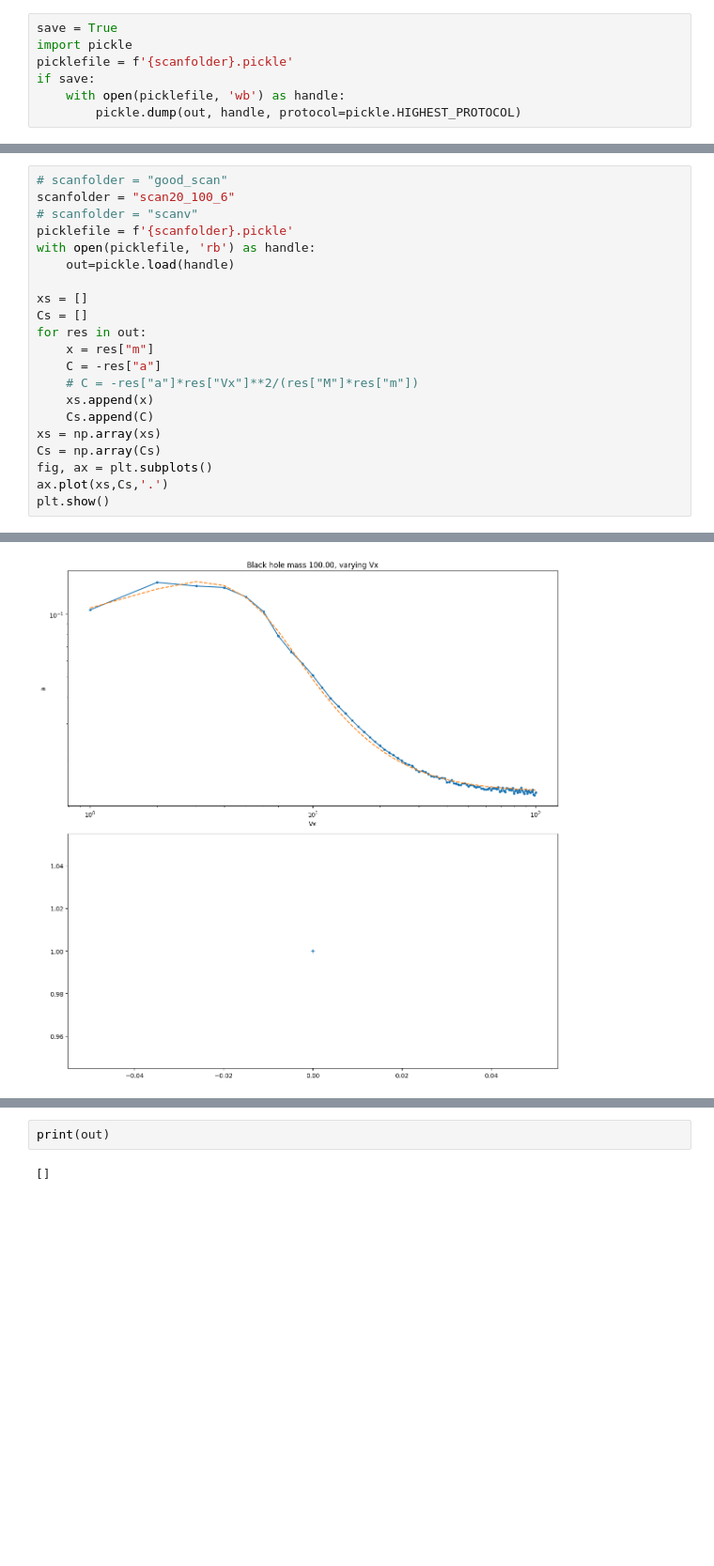
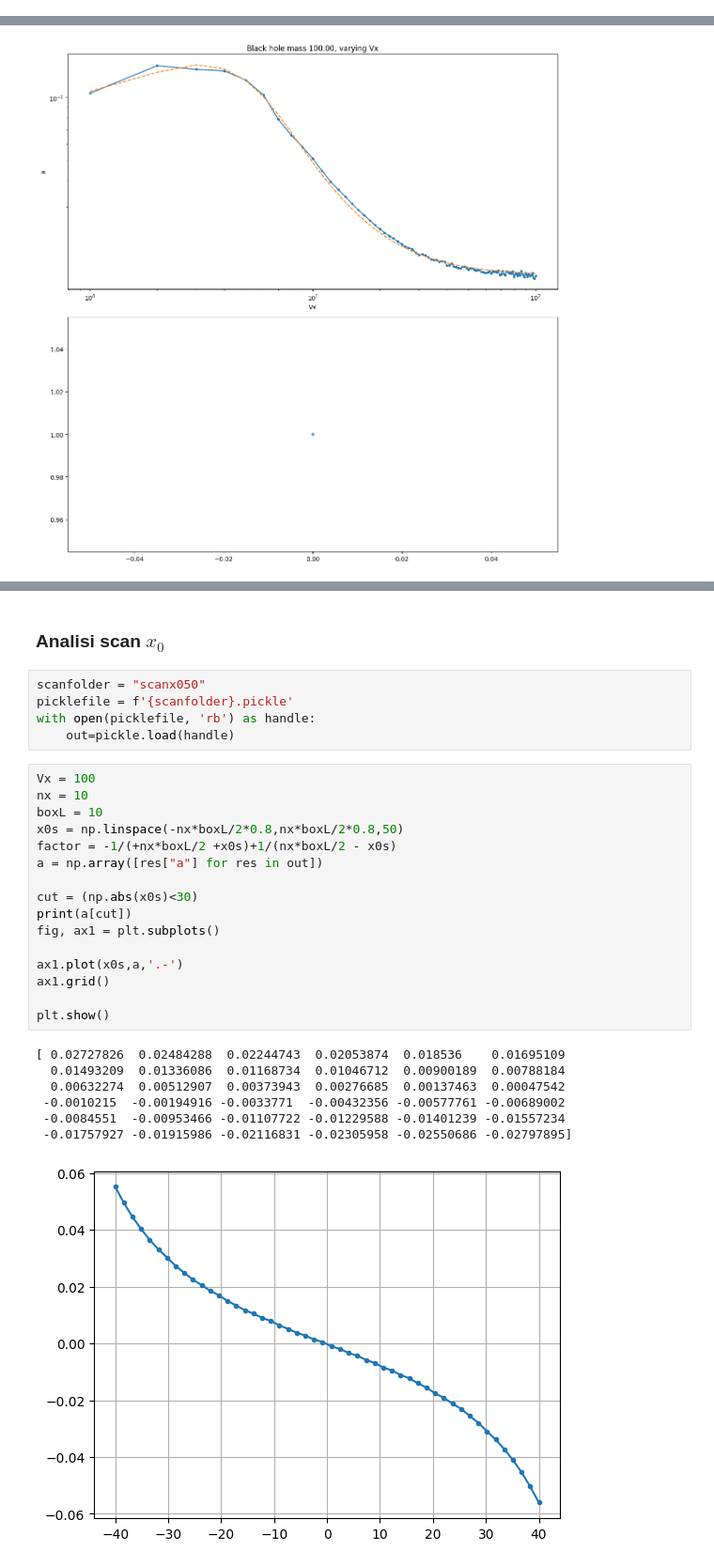
Before and after one commit to danivolo/rebbound, a Jupyter notebook: test-daniele.ipynb, the cells around one changed output, grey strips where cells are left out. Shown: that part at 94% size. Drawn from its saved outputs; the diff is of its cells as text; blank space fills up the shorter version.

```diff
--- a/test-daniele.ipynb
+++ b/test-daniele.ipynb
@@ -519,10 +237,3 @@ for M in Ms:
 if save:
     with open(picklefile, 'wb') as handle:
         pickle.dump(out, handle, protocol=pickle.HIGHEST_PROTOCOL)
-# %%
-save = True
-import pickle
-picklefile = f'{scanfolder}.pickle'
-if save:
-    with open(picklefile, 'wb') as handle:
-        pickle.dump(out, handle, protocol=pickle.HIGHEST_PROTOCOL)
@@ -610,24 +323,3 @@ plt.show()
 # %% [output]
 [ 4.59338369  0.013369   -1.21897149]
 [figure]
-# %%
-# scanfolder = "good_scan"
-scanfolder = "scan20_100_6"
-# scanfolder = "scanv"
-picklefile = f'{scanfolder}.pickle'
-with open(picklefile, 'rb') as handle:
-    out=pickle.load(handle)
-
-xs = []
-Cs = []
-for res in out:
-    x = res["m"]
-    C = -res["a"]
-    # C = -res["a"]*res["Vx"]**2/(res["M"]*res["m"])
-    xs.append(x)
-    Cs.append(C)
-xs = np.array(xs)
-Cs = np.array(Cs)
-fig, ax = plt.subplots()
-ax.plot(xs,Cs,'.')
-plt.show()
@@ -837,7 +515,34 @@ plt.show()
 [13.93411229  0.01804079  0.14469517  0.03665793]
 [2.76457731e+01 1.67742123e-02 1.00388723e-01 3.89968511e-02]
 [figure]
-# %%
-print(out)
-# %% [output]
-[]
+# %% [markdown]
+### Analisi scan $x_0$
+# %%
+scanfolder = "scanx050"
+picklefile = f'{scanfolder}.pickle'
+with open(picklefile, 'rb') as handle:
+    out=pickle.load(handle)
+# %%
+Vx = 100
+nx = 10
+boxL = 10
+x0s = np.linspace(-nx*boxL/2*0.8,nx*boxL/2*0.8,50)
+factor = -1/(+nx*boxL/2 +x0s)+1/(nx*boxL/2 - x0s)
+a = np.array([res["a"] for res in out])
+
+cut = (np.abs(x0s)<30)
+print(a[cut])
+fig, ax1 = plt.subplots()
+
+ax1.plot(x0s,a,'.-')
+ax1.grid()
+
+plt.show()
+# %% [output]
+[ 0.02727826  0.02484288  0.02244743  0.02053874  0.018536    0.01695109
+  0.01493209  0.01336086  0.01168734  0.01046712  0.00900189  0.00788184
+  0.00632274  0.00512907  0.00373943  0.00276685  0.00137463  0.00047542
+ -0.0010215  -0.00194916 -0.0033771  -0.00432356 -0.00577761 -0.00689002
+ -0.0084551  -0.00953466 -0.01107722 -0.01229588 -0.01401239 -0.01557234
+ -0.01757927 -0.01915986 -0.02116831 -0.02305958 -0.02550686 -0.02797895]
+[figure, added]
```
Also changed, not shown: parts of 20 cells of this notebook, 11 other files.
